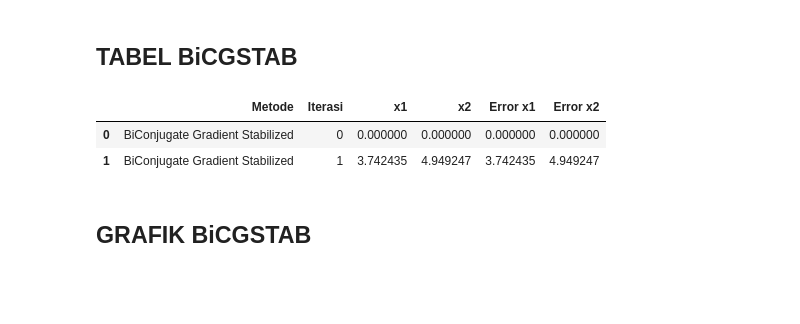
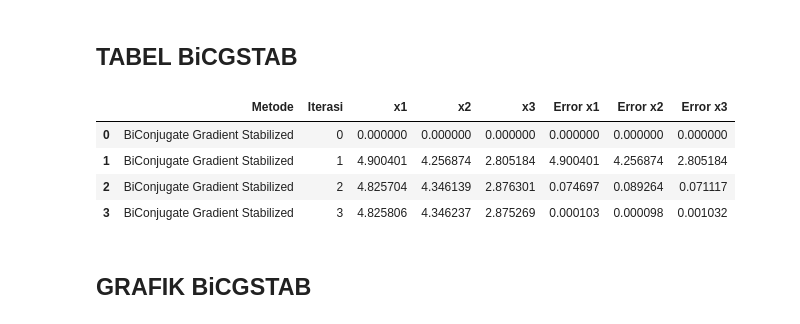
Before and after one commit to 404visco/IoT-Kelompok9, a Jupyter notebook: SEM 2/MetNum/SPL/tugas.ipynb, the cells around one changed output. Cells and saved outputs as stored; diff of their text form; code cells hidden in the pictures; blank space fills up the shorter version.

```diff
--- a/SEM 2/MetNum/SPL/tugas.ipynb
+++ b/SEM 2/MetNum/SPL/tugas.ipynb
@@ -191,15 +211,18 @@ def output_bicgstab(kasus):
     for i in range(len(history)):
         x1_val = history[i][0]
         x2_val = history[i][1]
+        x3_val = history[i][2]
 
         # Hitung error (iterasi ke-0 belum punya error)
         if i == 0:
             error_x1 = history[i][i]
             error_x2 = history[i][i]
+            error_x3 = history[i][i]
         else:
-            # [[a , b] ,[c , d]] --> c - a , d - b
+        # [[a , b] ,[c , d]] --> c - a , d - b
             error_x1 = abs(history[i][0] - history[i-1][0])
             error_x2 =  abs(history[i][1] - history[i-1][1])
+            error_x3 =  abs(history[i][2] - history[i-1][2])
 
         # Memasukkan baris data ke dalam list
         tabel_data.append({
@@ -207,8 +230,10 @@ def output_bicgstab(kasus):
             "Iterasi": i,
             "x1": x1_val,
             "x2": x2_val,
+            "x3": x3_val,
             "Error x1": error_x1,
-            "Error x2": error_x2
+            "Error x2": error_x2,
+            "Error x3": error_x3,
         })
 
     # Mengubah list data menjadi tabel Pandas DataFrame
@@ -318,16 +349,20 @@ agar sistem produksi memenuhi target kedua produk secara optimal.
 
 ---
 # %%
-#Matriks A
+#Kasus 2
 A = np.array([
-    [8, 1],
-    [1, 5]
-], dtype=float)
+    [9, 2, 1],
+    [1, 7, 2],
+    [2, 1, 8]
+], dtype= float)
 
-#Matriks b
-b = np.array([36, 30], dtype=float)
+b = np.array([
+    55,
+    41,
+    37
+], dtype= float)
 
-kasus1 = (A,b)
+kasus2 = (A, b)
 # %% [markdown]
 ## **TABEL SOR**
 # %%
@@ -394,11 +431,13 @@ plt.show()
 # %%
 # Tabel
 x, history, iterasi = bicgstab(A, b)
-output_bicgstab(kasus1)
+output_bicgstab(kasus2)
 # %% [output]
-|  | Metode | Iterasi | x1 | x2 | Error x1 | Error x2 |
-| 0 | BiConjugate Gradient Stabilized | 0 | 0.000000 | 0.000000 | 0.000000 | 0.000000 |
-| 1 | BiConjugate Gradient Stabilized | 1 | 3.742435 | 4.949247 | 3.742435 | 4.949247 |
+|  | Metode | Iterasi | x1 | x2 | x3 | Error x1 | Error x2 | Error x3 |
+| 0 | BiConjugate Gradient Stabilized | 0 | 0.000000 | 0.000000 | 0.000000 | 0.000000 | 0.000000 | 0.000000 |
+| 1 | BiConjugate Gradient Stabilized | 1 | 4.900401 | 4.256874 | 2.805184 | 4.900401 | 4.256874 | 2.805184 |
+| 2 | BiConjugate Gradient Stabilized | 2 | 4.825704 | 4.346139 | 2.876301 | 0.074697 | 0.089264 | 0.071117 |
+| 3 | BiConjugate Gradient Stabilized | 3 | 4.825806 | 4.346237 | 2.875269 | 0.000103 | 0.000098 | 0.001032 |
 # %% [markdown]
 ## **GRAFIK BiCGSTAB**
 # %%
```
Also changed, not shown: parts of 9 cells of this notebook.
